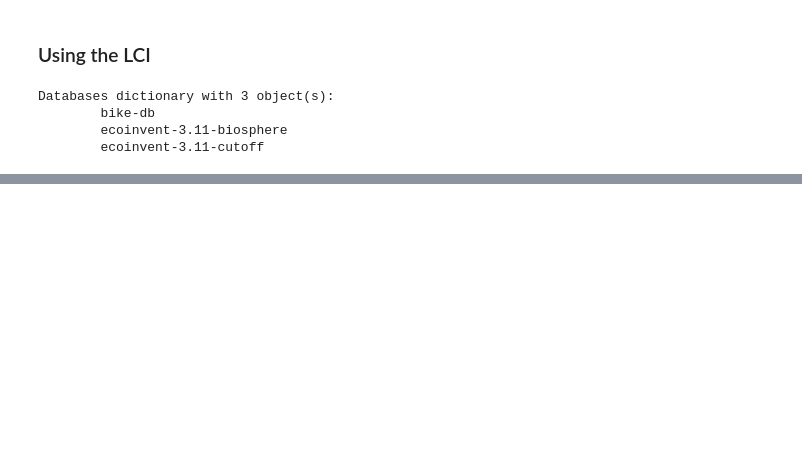
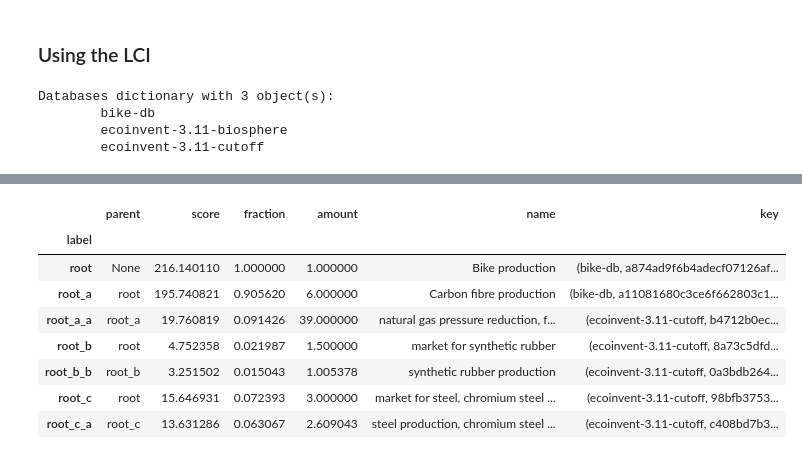
Before and after one commit to nicolnt/copernicus-brightway-tutorial, a Jupyter notebook: 20251120 - Getting Started with Brightway.ipynb, the cells around one changed output, grey strips where cells are left out. Cells and saved outputs as stored; diff of their text form; code cells hidden in the pictures; blank space fills up the shorter version.

```diff
--- a/20251120 - Getting Started with Brightway.ipynb
+++ b/20251120 - Getting Started with Brightway.ipynb
@@ -359,0 +395,17 @@ lca.score
+# %%
+# Show contributions as a table
+import pandas
+
+dataframe = pandas.DataFrame(contribution_analysis)
+dataframe.set_index('label', inplace=True)
+dataframe
+# %% [output]
+|  | parent | score | fraction | amount | name | key |
+| label |  |  |  |  |  |  |
+| root | None | 216.140110 | 1.000000 | 1.000000 | Bike production | (bike-db, a874ad9f6b4adecf07126af... |
+| root_a | root | 195.740821 | 0.905620 | 6.000000 | Carbon fibre production | (bike-db, a11081680c3ce6f662803c1... |
+| root_a_a | root_a | 19.760819 | 0.091426 | 39.000000 | natural gas pressure reduction, f... | (ecoinvent-3.11-cutoff, b4712b0ec... |
+| root_b | root | 4.752358 | 0.021987 | 1.500000 | market for synthetic rubber | (ecoinvent-3.11-cutoff, 8a73c5dfd... |
+| root_b_b | root_b | 3.251502 | 0.015043 | 1.005378 | synthetic rubber production | (ecoinvent-3.11-cutoff, 0a3bdb264... |
+| root_c | root | 15.646931 | 0.072393 | 3.000000 | market for steel, chromium steel ... | (ecoinvent-3.11-cutoff, 98bfb3753... |
+| root_c_a | root_c | 13.631286 | 0.063067 | 2.609043 | steel production, chromium steel ... | (ecoinvent-3.11-cutoff, c408bd7b3... |
```
Also changed, not shown: parts of 22 cells of this notebook.
